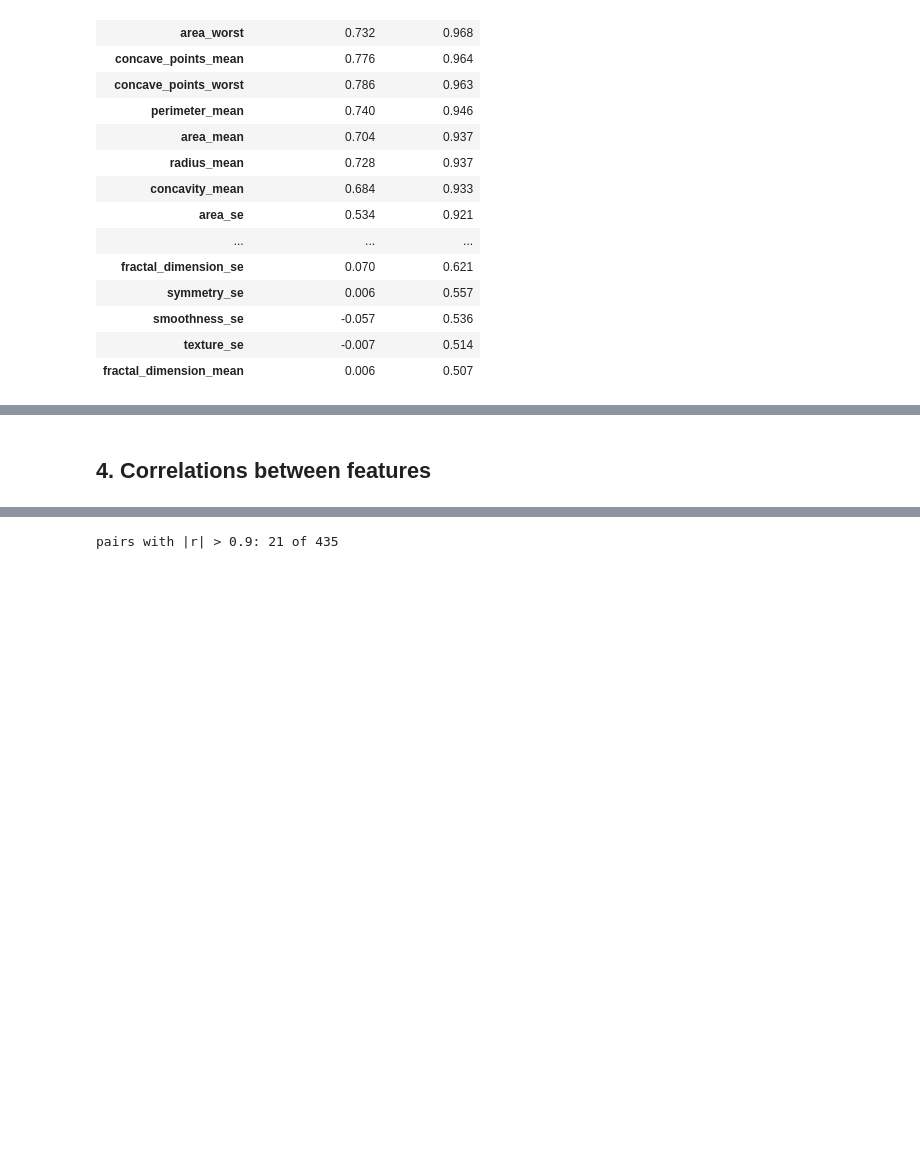
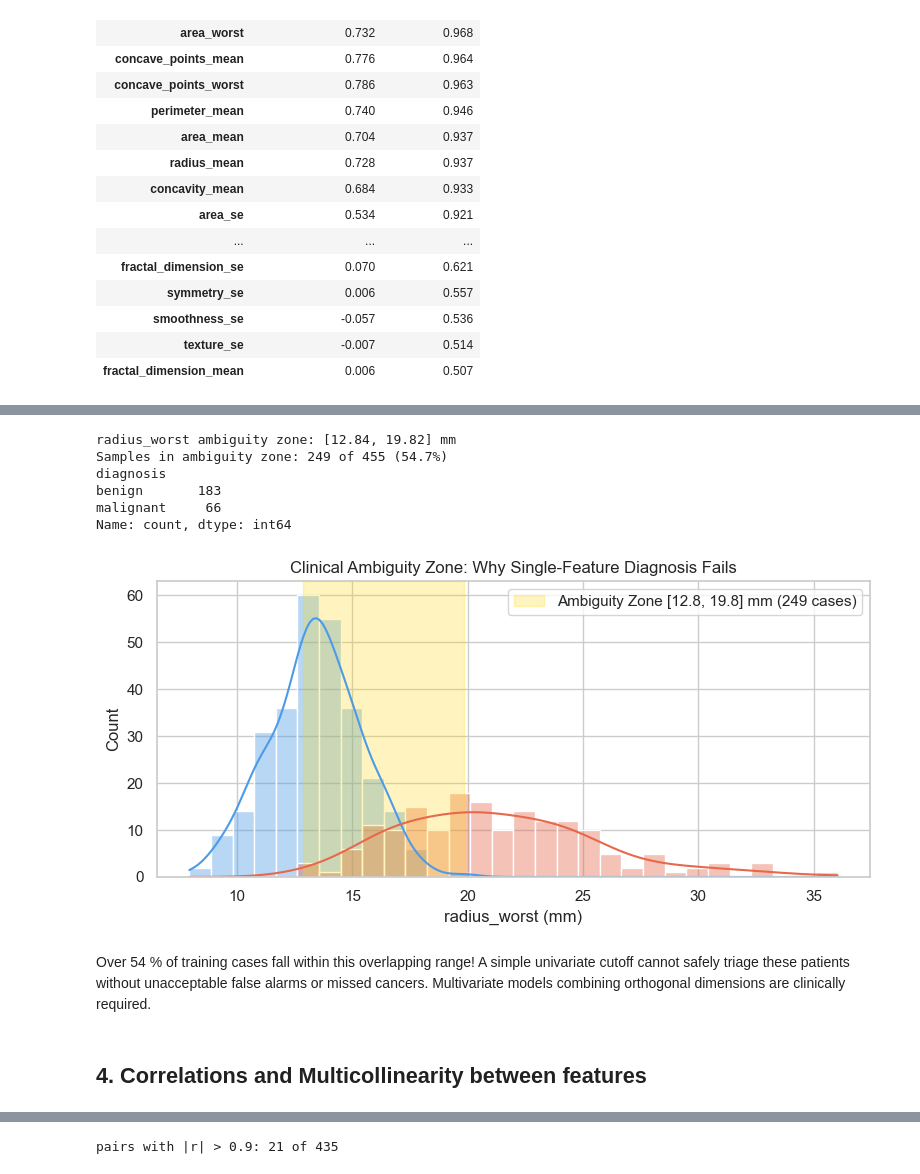
Before and after one commit to shineyrbl-byte/ml-breast-tumor-classification, a Jupyter notebook: notebooks/01_eda_baselines.ipynb, the cells around one changed output, grey strips where cells are left out. Cells and saved outputs as stored; diff of their text form; code cells hidden in the pictures; blank space fills up the shorter version.

```diff
--- a/notebooks/01_eda_baselines.ipynb
+++ b/notebooks/01_eda_baselines.ipynb
@@ -230,0 +272,17 @@ savefig(fig, "01_univariate_auc"); plt.show()
+# %%
+normality_rows = []
+for f in FEATURE_NAMES:
+    stat_b, p_b = shapiro(train[train["diagnosis"] == "benign"][f])
+    stat_m, p_m = shapiro(train[train["diagnosis"] == "malignant"][f])
+    normality_rows.append({
+        "feature": f,
+        "p_benign": p_b,
+        "p_malignant": p_m,
+        "normal_benign (p>0.05)": p_b > 0.05,
+        "normal_malignant (p>0.05)": p_m > 0.05
+    })
+norm_df = pd.DataFrame(normality_rows).set_index("feature")
+print(f"Features passing normality in benign: {norm_df['normal_benign (p>0.05)'].sum()} / 30")
+print(f"Features passing normality in malignant: {norm_df['normal_malignant (p>0.05)'].sum()} / 30")
+print("\nFeatures with most extreme non-normality in malignant class:")
+norm_df[["p_benign", "p_malignant"]].sort_values("p_malignant").head(6)
@@ -231,5 +327,36 @@ savefig(fig, "01_univariate_auc"); plt.show()
+# %%
+min_mal = train[train["diagnosis"] == "malignant"]["radius_worst"].min()
+max_ben = train[train["diagnosis"] == "benign"]["radius_worst"].max()
+overlap = train[(train["radius_worst"] >= min_mal) & (train["radius_worst"] <= max_ben)]
+print(f"radius_worst ambiguity zone: [{min_mal:.2f}, {max_ben:.2f}] mm")
+print(f"Samples in ambiguity zone: {len(overlap)} of {len(train)} ({len(overlap)/len(train):.1%})")
+print(overlap["diagnosis"].value_counts())
+# %% [output]
+radius_worst ambiguity zone: [12.84, 19.82] mm
+Samples in ambiguity zone: 249 of 455 (54.7%)
+diagnosis
+benign       183
+malignant     66
+Name: count, dtype: int64
+# %%
+fig, ax = plt.subplots(figsize=(8, 4))
+sns.histplot(data=train, x="radius_worst", hue="diagnosis", kde=True,
+             palette={"benign": "#4C9BE8", "malignant": "#E8684C"}, alpha=0.4, bins=30, ax=ax)
+ax.axvspan(min_mal, max_ben, color="gold", alpha=0.25,
+           label=f"Ambiguity Zone [{min_mal:.1f}, {max_ben:.1f}] mm ({len(overlap)} cases)")
+ax.set_title("Clinical Ambiguity Zone: Why Single-Feature Diagnosis Fails")
+ax.set_xlabel("radius_worst (mm)")
+ax.legend()
+fig.tight_layout()
+savefig(fig, "01_ambiguity_zone"); plt.show()
+# %% [output]
+[figure, added]
+# %% [markdown]
+Over 54 % of training cases fall within this overlapping range! A simple univariate
+cutoff cannot safely triage these patients without unacceptable false alarms or missed
+cancers. Multivariate models combining orthogonal dimensions are clinically required.
 # %% [markdown]
-## 4. Correlations between features
+## 4. Correlations and Multicollinearity between features
 # %%
 corr = X_train.corr()
 fig, ax = plt.subplots(figsize=(14, 12))
```
Also changed, not shown: parts of 25 cells of this notebook, 14 other files.
